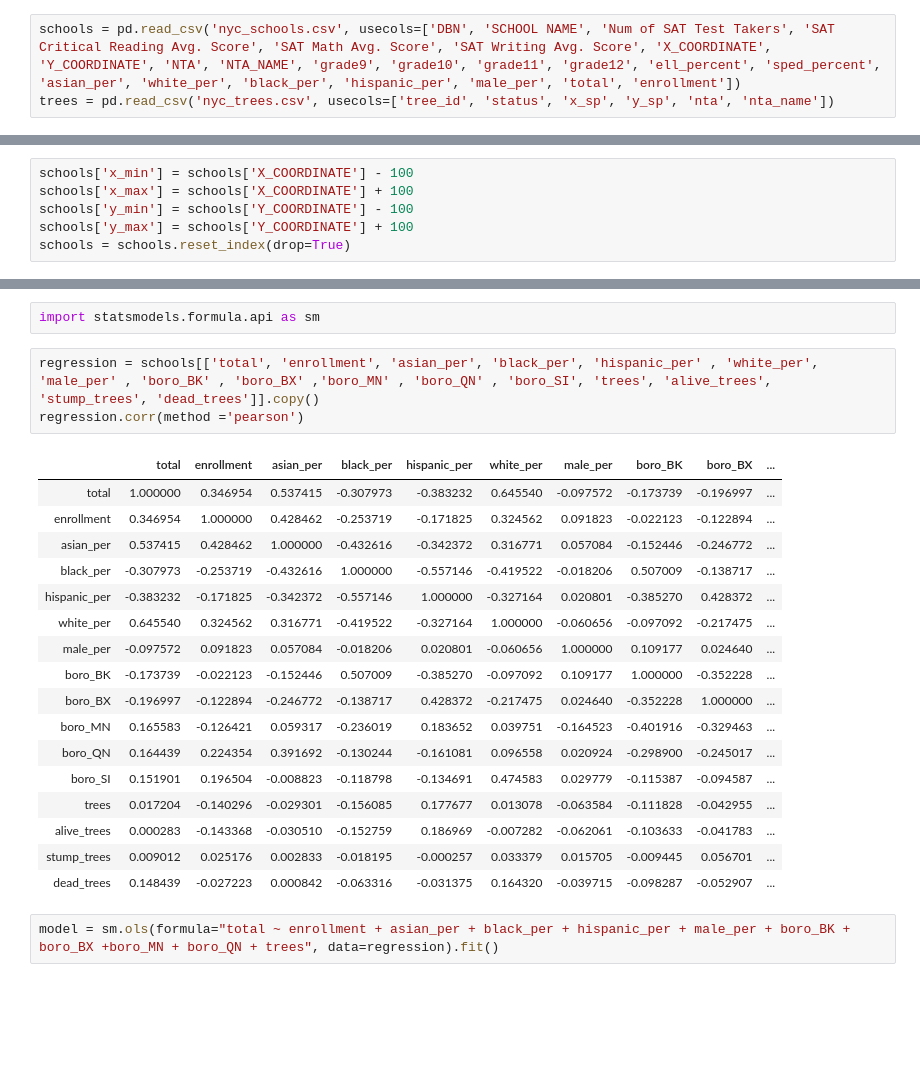
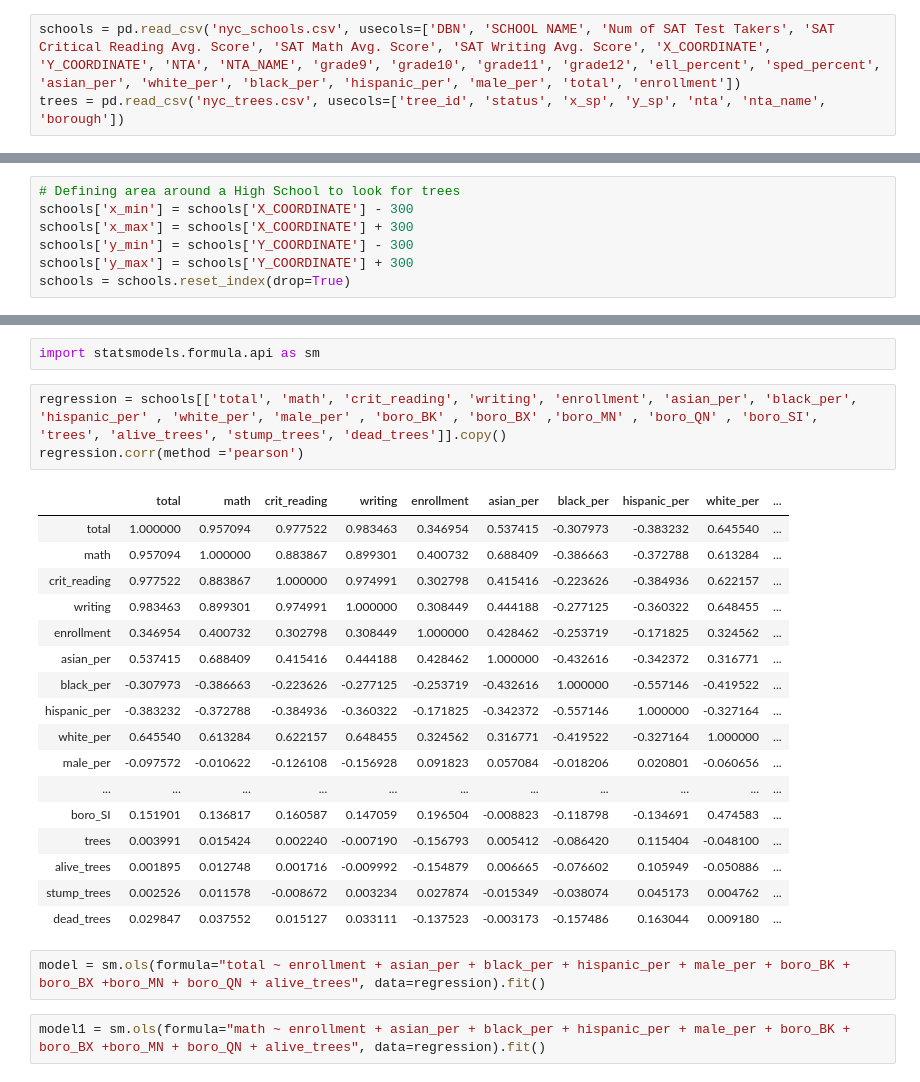
Before and after one commit to helenjjchen/technica19, a Jupyter notebook: data/nature.ipynb, the cells around one changed output, grey strips where cells are left out. Saved outputs shown, nothing was run; the diff lists cells and outputs as text; blank space fills up the shorter version.

```diff
--- a/data/nature.ipynb
+++ b/data/nature.ipynb
@@ -17,6 +19,6 @@ import pandas as pd
 # %%
 schools = pd.read_csv('nyc_schools.csv', usecols=['DBN', 'SCHOOL NAME', 'Num of SAT Test Takers', 'SAT Critical Reading Avg. Score', 'SAT Math Avg. Score', 'SAT Writing Avg. Score', 'X_COORDINATE', 'Y_COORDINATE', 'NTA', 'NTA_NAME', 'grade9', 'grade10', 'grade11', 'grade12', 'ell_percent', 'sped_percent', 'asian_per', 'white_per', 'black_per', 'hispanic_per', 'male_per', 'total', 'enrollment'])
-trees = pd.read_csv('nyc_trees.csv', usecols=['tree_id', 'status', 'x_sp', 'y_sp', 'nta', 'nta_name'])
+trees = pd.read_csv('nyc_trees.csv', usecols=['tree_id', 'status', 'x_sp', 'y_sp', 'nta', 'nta_name', 'borough'])
 # %%
 # Rename columns
 schools = schools.rename(columns={"SAT Critical Reading Avg. Score": "crit_reading", "SAT Math Avg. Score": "math", "SAT Writing Avg. Score": "writing"})
@@ -84,7 +108,8 @@ From here we can see that there are a handful of schools that excel -- these are
 # %%
-schools['x_min'] = schools['X_COORDINATE'] - 100
-schools['x_max'] = schools['X_COORDINATE'] + 100
-schools['y_min'] = schools['Y_COORDINATE'] - 100
-schools['y_max'] = schools['Y_COORDINATE'] + 100
+# Defining area around a High School to look for trees
+schools['x_min'] = schools['X_COORDINATE'] - 300
+schools['x_max'] = schools['X_COORDINATE'] + 300
+schools['y_min'] = schools['Y_COORDINATE'] - 300
+schools['y_max'] = schools['Y_COORDINATE'] + 300
 schools = schools.reset_index(drop=True)
 # %%
@@ -123,28 +192,30 @@ schools.head()
 # %%
 import statsmodels.formula.api as sm
 # %%
-regression = schools[['total', 'enrollment', 'asian_per', 'black_per', 'hispanic_per' , 'white_per', 'male_per' , 'boro_BK' , 'boro_BX' ,'boro_MN' , 'boro_QN' , 'boro_SI', 'trees', 'alive_trees', 'stump_trees', 'dead_trees']].copy()
+regression = schools[['total', 'math', 'crit_reading', 'writing', 'enrollment', 'asian_per', 'black_per', 'hispanic_per' , 'white_per', 'male_per' , 'boro_BK' , 'boro_BX' ,'boro_MN' , 'boro_QN' , 'boro_SI', 'trees', 'alive_trees', 'stump_trees', 'dead_trees']].copy()
 regression.corr(method ='pearson')
 # %% [output]
-|  | total | enrollment | asian_per | black_per | hispanic_per | white_per | male_per | boro_BK | boro_BX | ... |
-| total | 1.000000 | 0.346954 | 0.537415 | -0.307973 | -0.383232 | 0.645540 | -0.097572 | -0.173739 | -0.196997 | ... |
-| enrollment | 0.346954 | 1.000000 | 0.428462 | -0.253719 | -0.171825 | 0.324562 | 0.091823 | -0.022123 | -0.122894 | ... |
-| asian_per | 0.537415 | 0.428462 | 1.000000 | -0.432616 | -0.342372 | 0.316771 | 0.057084 | -0.152446 | -0.246772 | ... |
-| black_per | -0.307973 | -0.253719 | -0.432616 | 1.000000 | -0.557146 | -0.419522 | -0.018206 | 0.507009 | -0.138717 | ... |
-| hispanic_per | -0.383232 | -0.171825 | -0.342372 | -0.557146 | 1.000000 | -0.327164 | 0.020801 | -0.385270 | 0.428372 | ... |
-| white_per | 0.645540 | 0.324562 | 0.316771 | -0.419522 | -0.327164 | 1.000000 | -0.060656 | -0.097092 | -0.217475 | ... |
-| male_per | -0.097572 | 0.091823 | 0.057084 | -0.018206 | 0.020801 | -0.060656 | 1.000000 | 0.109177 | 0.024640 | ... |
-| boro_BK | -0.173739 | -0.022123 | -0.152446 | 0.507009 | -0.385270 | -0.097092 | 0.109177 | 1.000000 | -0.352228 | ... |
-| boro_BX | -0.196997 | -0.122894 | -0.246772 | -0.138717 | 0.428372 | -0.217475 | 0.024640 | -0.352228 | 1.000000 | ... |
-| boro_MN | 0.165583 | -0.126421 | 0.059317 | -0.236019 | 0.183652 | 0.039751 | -0.164523 | -0.401916 | -0.329463 | ... |
-| boro_QN | 0.164439 | 0.224354 | 0.391692 | -0.130244 | -0.161081 | 0.096558 | 0.020924 | -0.298900 | -0.245017 | ... |
-| boro_SI | 0.151901 | 0.196504 | -0.008823 | -0.118798 | -0.134691 | 0.474583 | 0.029779 | -0.115387 | -0.094587 | ... |
-| trees | 0.017204 | -0.140296 | -0.029301 | -0.156085 | 0.177677 | 0.013078 | -0.063584 | -0.111828 | -0.042955 | ... |
-| alive_trees | 0.000283 | -0.143368 | -0.030510 | -0.152759 | 0.186969 | -0.007282 | -0.062061 | -0.103633 | -0.041783 | ... |
-| stump_trees | 0.009012 | 0.025176 | 0.002833 | -0.018195 | -0.000257 | 0.033379 | 0.015705 | -0.009445 | 0.056701 | ... |
-| dead_trees | 0.148439 | -0.027223 | 0.000842 | -0.063316 | -0.031375 | 0.164320 | -0.039715 | -0.098287 | -0.052907 | ... |
+|  | total | math | crit_reading | writing | enrollment | asian_per | black_per | hispanic_per | white_per | ... |
+| total | 1.000000 | 0.957094 | 0.977522 | 0.983463 | 0.346954 | 0.537415 | -0.307973 | -0.383232 | 0.645540 | ... |
+| math | 0.957094 | 1.000000 | 0.883867 | 0.899301 | 0.400732 | 0.688409 | -0.386663 | -0.372788 | 0.613284 | ... |
+| crit_reading | 0.977522 | 0.883867 | 1.000000 | 0.974991 | 0.302798 | 0.415416 | -0.223626 | -0.384936 | 0.622157 | ... |
+| writing | 0.983463 | 0.899301 | 0.974991 | 1.000000 | 0.308449 | 0.444188 | -0.277125 | -0.360322 | 0.648455 | ... |
+| enrollment | 0.346954 | 0.400732 | 0.302798 | 0.308449 | 1.000000 | 0.428462 | -0.253719 | -0.171825 | 0.324562 | ... |
+| asian_per | 0.537415 | 0.688409 | 0.415416 | 0.444188 | 0.428462 | 1.000000 | -0.432616 | -0.342372 | 0.316771 | ... |
+| black_per | -0.307973 | -0.386663 | -0.223626 | -0.277125 | -0.253719 | -0.432616 | 1.000000 | -0.557146 | -0.419522 | ... |
+| hispanic_per | -0.383232 | -0.372788 | -0.384936 | -0.360322 | -0.171825 | -0.342372 | -0.557146 | 1.000000 | -0.327164 | ... |
+| white_per | 0.645540 | 0.613284 | 0.622157 | 0.648455 | 0.324562 | 0.316771 | -0.419522 | -0.327164 | 1.000000 | ... |
+| male_per | -0.097572 | -0.010622 | -0.126108 | -0.156928 | 0.091823 | 0.057084 | -0.018206 | 0.020801 | -0.060656 | ... |
+| ... | ... | ... | ... | ... | ... | ... | ... | ... | ... | ... |
+| boro_SI | 0.151901 | 0.136817 | 0.160587 | 0.147059 | 0.196504 | -0.008823 | -0.118798 | -0.134691 | 0.474583 | ... |
+| trees | 0.003991 | 0.015424 | 0.002240 | -0.007190 | -0.156793 | 0.005412 | -0.086420 | 0.115404 | -0.048100 | ... |
+| alive_trees | 0.001895 | 0.012748 | 0.001716 | -0.009992 | -0.154879 | 0.006665 | -0.076602 | 0.105949 | -0.050886 | ... |
+| stump_trees | 0.002526 | 0.011578 | -0.008672 | 0.003234 | 0.027874 | -0.015349 | -0.038074 | 0.045173 | 0.004762 | ... |
+| dead_trees | 0.029847 | 0.037552 | 0.015127 | 0.033111 | -0.137523 | -0.003173 | -0.157486 | 0.163044 | 0.009180 | ... |
 # %%
-model = sm.ols(formula="total ~ enrollment + asian_per + black_per + hispanic_per + male_per + boro_BK + boro_BX +boro_MN + boro_QN + trees", data=regression).fit()
+model = sm.ols(formula="total ~ enrollment + asian_per + black_per + hispanic_per + male_per + boro_BK + boro_BX +boro_MN + boro_QN + alive_trees", data=regression).fit()
+# %%
+model1 = sm.ols(formula="math ~ enrollment + asian_per + black_per + hispanic_per + male_per + boro_BK + boro_BX +boro_MN + boro_QN + alive_trees", data=regression).fit()
 # %%
 model.summary()
 # %% [output]
```
Also changed, not shown: parts of 21 cells of this notebook.
